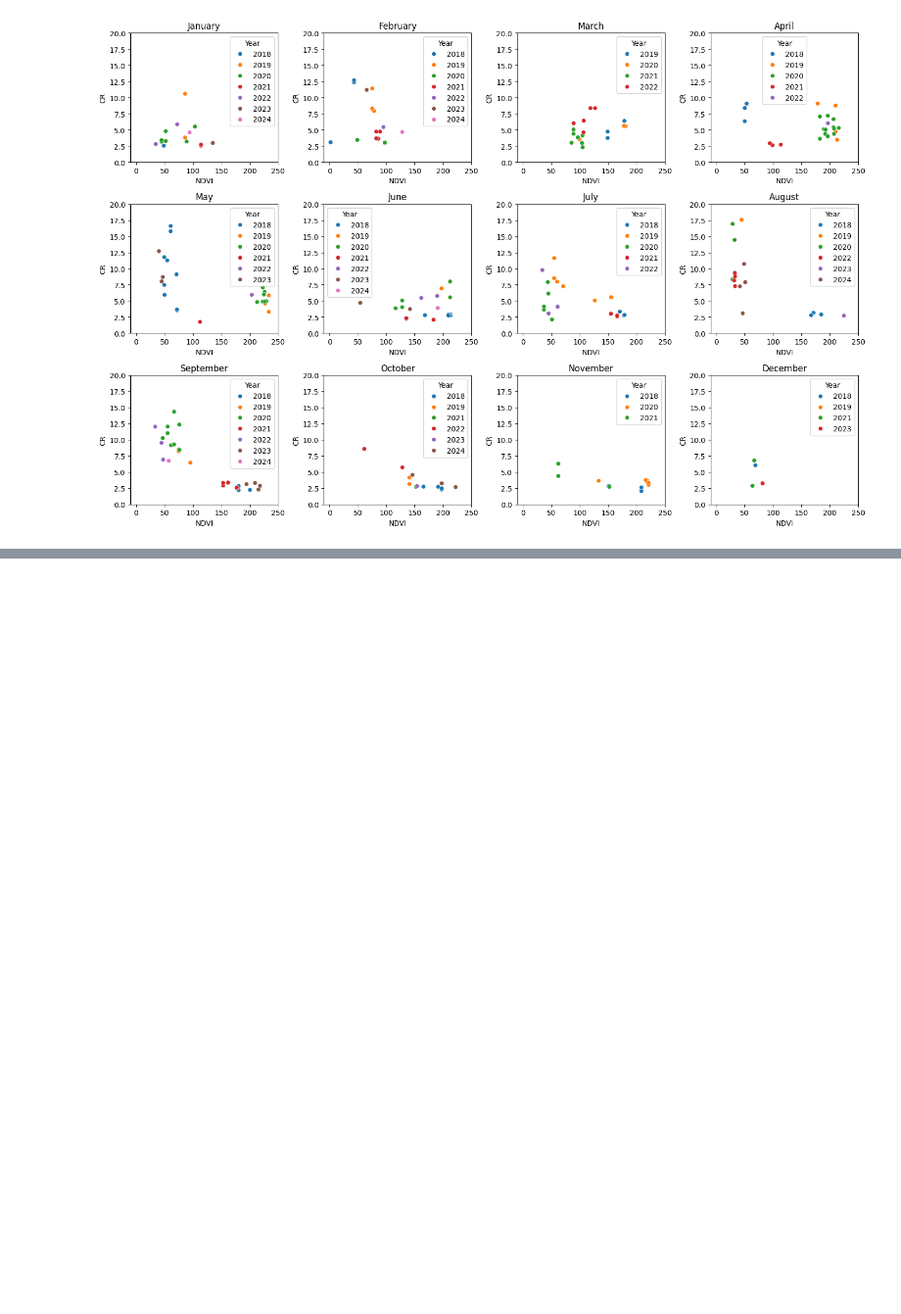
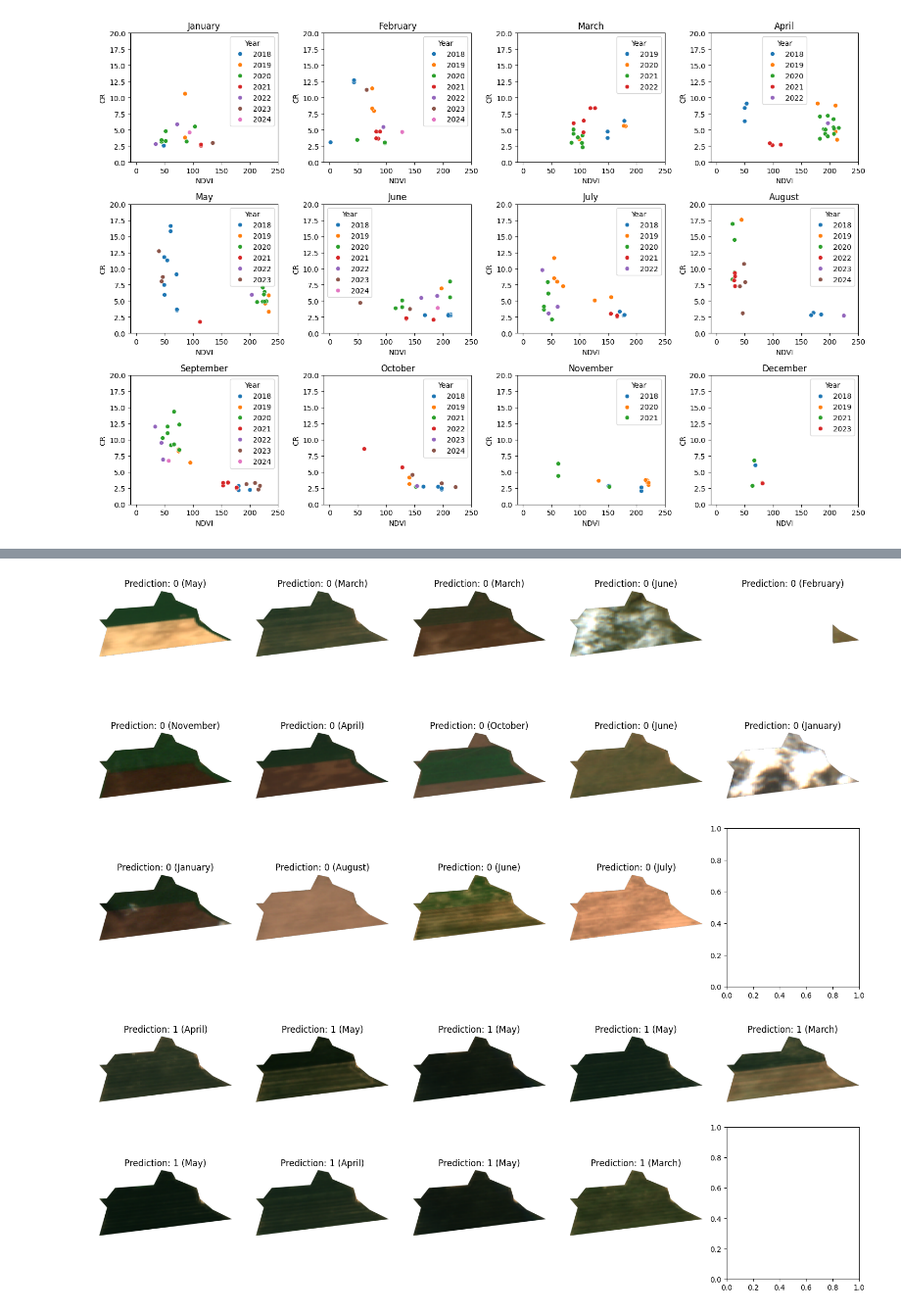
Before and after one commit to MathysVinatier/PMI_detection_TillageLabour, a Jupyter notebook: Analysis/analysis_on_NDVI_VV_VH.ipynb, the cells around one changed output, grey strips where cells are left out. Shown at 98% size. Cells and saved outputs as stored; diff of their text form; code cells hidden in the pictures; blank space fills up the shorter version.

```diff
--- a/Analysis/analysis_on_NDVI_VV_VH.ipynb
+++ b/Analysis/analysis_on_NDVI_VV_VH.ipynb
@@ -89,0 +265,6 @@ plt.show()
+# %%
+for k_cluster in range(optimal_k):
+    plot_prediction_images(result_df[result_df["Predicted Cluster"]==k_cluster])
+# %% [output]
+[figure, added]
+[figure, added]
```
Also changed, not shown: parts of 32 cells of this notebook.
